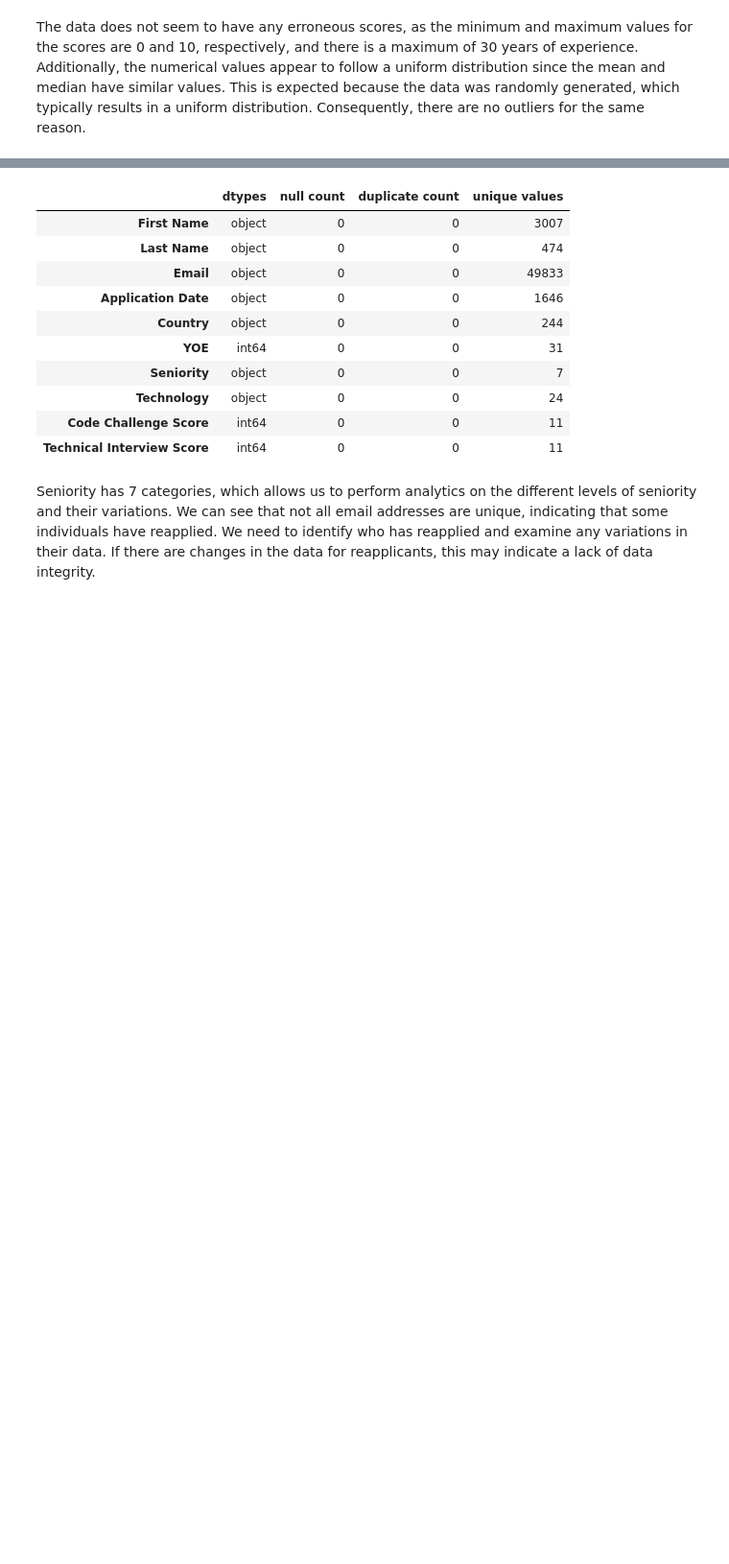
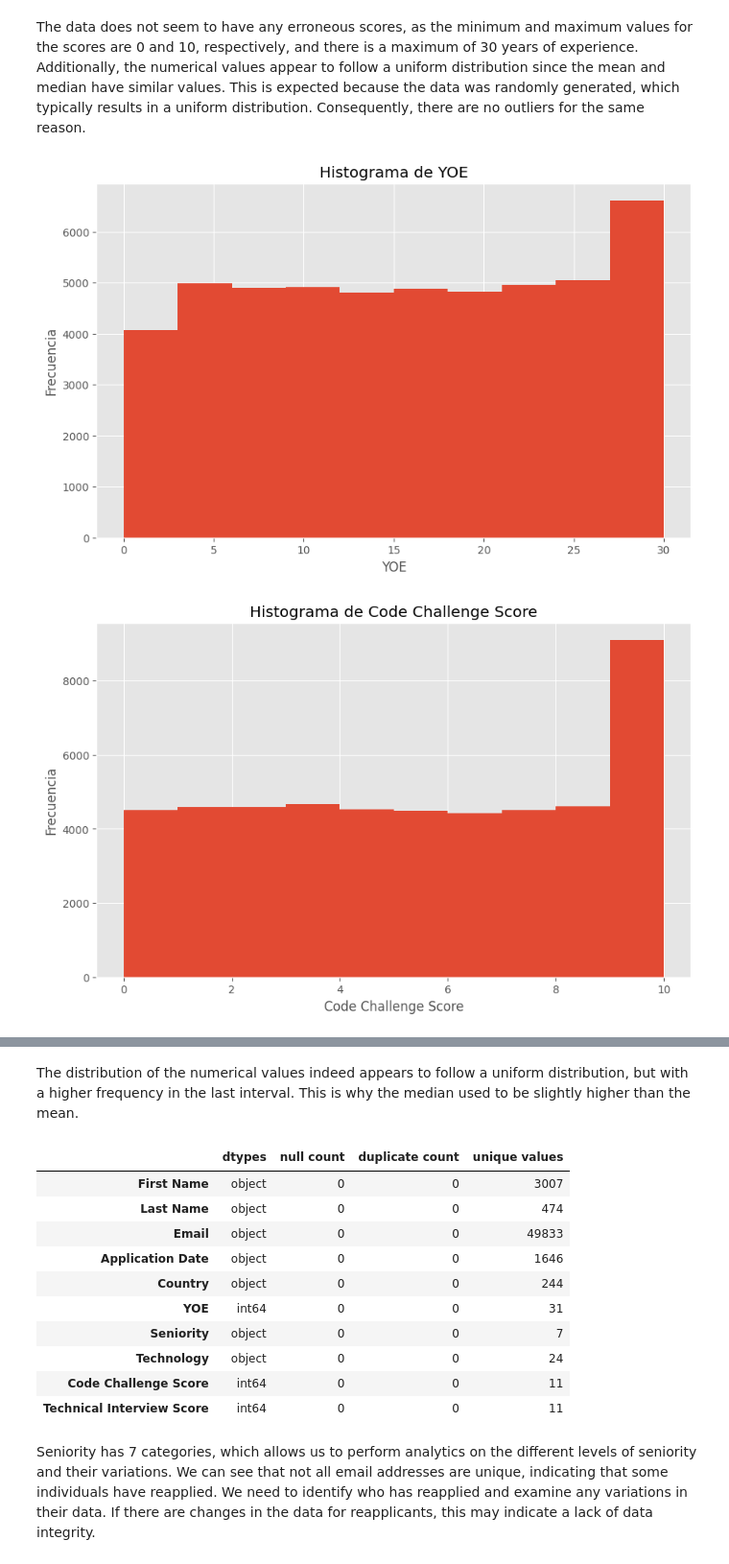
Before and after one commit to Jhonatan19991/Worshop1, a Jupyter notebook: notebooks/EDA/candidates_eda.ipynb, the cells around one changed output, grey strips where cells are left out. Shown at 96% size. Saved outputs shown, nothing was run; the diff lists cells and outputs as text; code cells hidden in the pictures; blank space fills up the shorter version.

```diff
--- a/notebooks/EDA/candidates_eda.ipynb
+++ b/notebooks/EDA/candidates_eda.ipynb
@@ -96,2 +97,14 @@ stadistic_count(df.select_dtypes('number'))
 # %% [markdown]
 The data does not seem to have any erroneous scores, as the minimum and maximum values for the scores are 0 and 10, respectively, and there is a maximum of 30 years of experience. Additionally, the numerical values appear to follow a uniform distribution since the mean and median have similar values. This is expected because the data was randomly generated, which typically results in a uniform distribution. Consequently, there are no outliers for the same reason.
+# %%
+numerical = df.select_dtypes('number')
+for column in numerical.columns:
+    plt.figure(figsize=(10, 6))
+    plt.hist(df[column])
+    plt.title(f'Histograma de {column}')
+    plt.xlabel(column)
+    plt.ylabel('Frecuencia')
+    plt.show()
+# %% [output]
+[figure, added]
+[figure, added]
@@ -98,3 +113,5 @@ The data does not seem to have any erroneous scores, as the minimum and maximum
+# %% [markdown]
+The distribution of the numerical values indeed appears to follow a uniform distribution, but with a higher frequency in the last interval. This is why the median used to be slightly higher than the mean.
 # %%
 summary = pd.DataFrame({
     'dtypes': df.dtypes,
```
Also changed, not shown: parts of 13 cells of this notebook, 4 other files.
